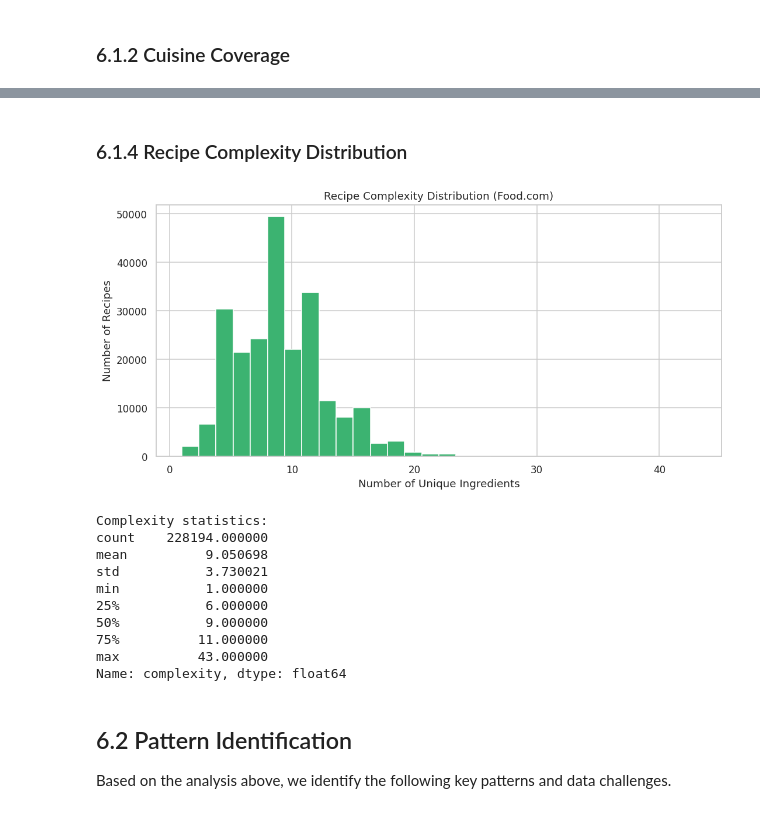
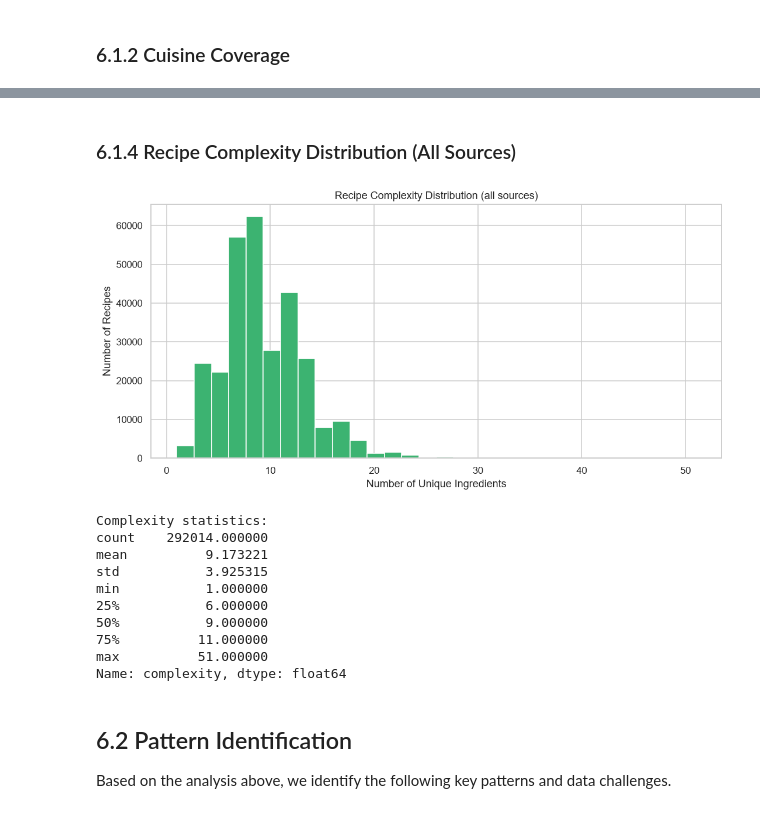
Before and after one commit to Chloe-Tu2/The-EverFlavor-AI, a Jupyter notebook: notebooks/01_data_acquisition_EverFlavor_V3.ipynb, the cells around one changed output, grey strips where cells are left out. Saved outputs shown, nothing was run; the diff lists cells and outputs as text; code cells hidden in the pictures.

```diff
--- a/notebooks/01_data_acquisition_EverFlavor_V3.ipynb
+++ b/notebooks/01_data_acquisition_EverFlavor_V3.ipynb
@@ -1167,13 +1218,15 @@ before = len(df_hf)
 df_hf = df_hf.drop_duplicates(subset=["recipe_name"], keep="first")
 print(f"Dropped {before - len(df_hf):,} duplicate recipe names")
 
-# Step 3: Convert whole-recipe calories to calories per serving
+# Step 3: Remove recipes with zero servings or too many servings
 before = len(df_hf)
-df_hf = df_hf[df_hf["servings"] > 0].copy()
-print(f"Dropped {before - len(df_hf):,} recipes with zero servings")
+df_hf = df_hf[(df_hf["servings"] > 0) & (df_hf["servings"] <= MAX_SERVINGS)].copy()
+print(f"Dropped {before - len(df_hf):,} recipes with zero or more than {MAX_SERVINGS} servings")
+
+# Step 4: Convert whole-recipe calories to calories per serving
 df_hf["calories_per_serving"] = df_hf["calories"] / df_hf["servings"]
 
-# Step 4: Remove extreme per-serving calorie values
+# Step 5: Remove extreme per-serving calorie values
 before = len(df_hf)
 df_hf = df_hf[df_hf["calories_per_serving"] <= MAX_KCAL_PER_SERVING]
 print(f"Dropped {before - len(df_hf):,} recipes with more than {MAX_KCAL_PER_SERVING:,} kcal per serving")
@@ -1572,9 +1920,10 @@ Sample cleaned ingredient lists:
 # work and a harder recipe for the Chef Agent to explain.
 # -------------------------------------------------------
 
-df_fc["complexity"] = df_fc["ingredient_list"].apply(lambda lst: len(set(lst)))
+for df in (df_fc, df_hf):
+    df["complexity"] = df["ingredient_list"].apply(lambda lst: len(set(lst)))
 
-print("Recipe complexity statistics (number of unique ingredients):")
+print("Recipe complexity statistics (number of unique ingredients, Food.com):")
 print(df_fc["complexity"].describe())
 print()
 print("Example simple recipe (fewest ingredients):")
@@ -1882,17 +2309,16 @@ Middle Eastern      479
 # %%
-# Flatten all ingredient lists into a single list of tokens
+# Use the combined table from 5.6 (or reload it after a restart)
 try:
-    _ = df_fc_clean
+    _ = df_all
 except NameError:
-    df_fc_clean = pd.read_csv("data/interim/food_com_clean.csv")
-    df_fc_clean["ingredient_list"] = df_fc_clean["ingredient_list"].apply(
-        lambda x: ast.literal_eval(x) if isinstance(x, str) else []
-    )
+    df_all = pd.read_parquet("data/interim/recipes_all.parquet")
 
+# Flatten all ingredient lists into a single list of names
+# (Parquet returns lists as arrays, so convert each one)
 all_ingredients = []
-for lst in df_fc_clean["ingredient_list"]:
-    if isinstance(lst, list):
-        all_ingredients.extend(lst)
+for lst in df_all["ingredient_list"]:
+    if lst is not None:
+        all_ingredients.extend(list(lst))
 
 top_ingredients = Counter(all_ingredients).most_common(20)
 names, counts = zip(*top_ingredients)
@@ -1900,7 +2326,7 @@ names, counts = zip(*top_ingredients)
 fig, ax = plt.subplots(figsize=(12, 6))
 ax.barh(names[::-1], counts[::-1], color="coral")
 ax.set_xlabel("Frequency")
-ax.set_title("Top 20 Most Frequent Ingredients (Food.com)")
+ax.set_title("Top 20 Most Frequent Ingredients (all sources, normalized)")
 plt.tight_layout()
 plt.savefig("data/processed/top_ingredients.png", bbox_inches="tight")
 plt.show()
@@ -1930,28 +2356,28 @@ Top 20 ingredients:
 # %% [markdown]
-### 6.1.4 Recipe Complexity Distribution
+### 6.1.4 Recipe Complexity Distribution (All Sources)
 # %%
 fig, ax = plt.subplots(figsize=(10, 5))
-ax.hist(df_fc_clean["complexity"].dropna(), bins=30, color="mediumseagreen", edgecolor="white")
+ax.hist(df_all["complexity"].dropna(), bins=30, color="mediumseagreen", edgecolor="white")
 ax.set_xlabel("Number of Unique Ingredients")
 ax.set_ylabel("Number of Recipes")
-ax.set_title("Recipe Complexity Distribution (Food.com)")
+ax.set_title("Recipe Complexity Distribution (all sources)")
 plt.tight_layout()
 plt.savefig("data/processed/complexity_distribution.png", bbox_inches="tight")
 plt.show()
 
 print("Complexity statistics:")
-print(df_fc_clean["complexity"].describe())
+print(df_all["complexity"].describe())
 # %% [output]
-[figure, old version]
+[figure, new version]
 Complexity statistics:
-count    228194.000000
-mean          9.050698
-std           3.730021
+count    292014.000000
+mean          9.173221
+std           3.925315
 min           1.000000
 25%           6.000000
 50%           9.000000
 75%          11.000000
-max          43.000000
+max          51.000000
 Name: complexity, dtype: float64
 # %% [markdown]
 ## 6.2 Pattern Identification
```
Also changed, not shown: parts of 51 cells of this notebook, 3 other files.
